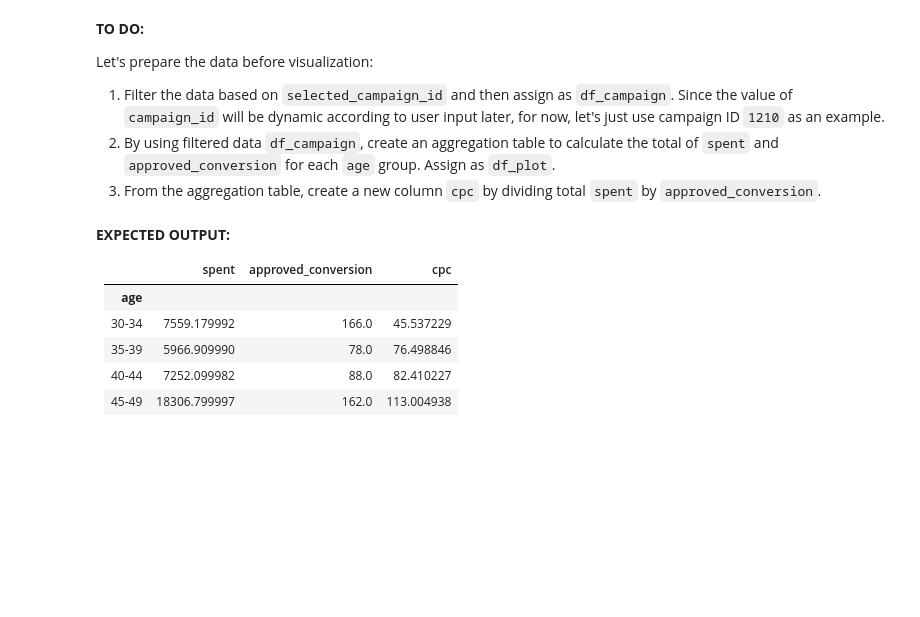
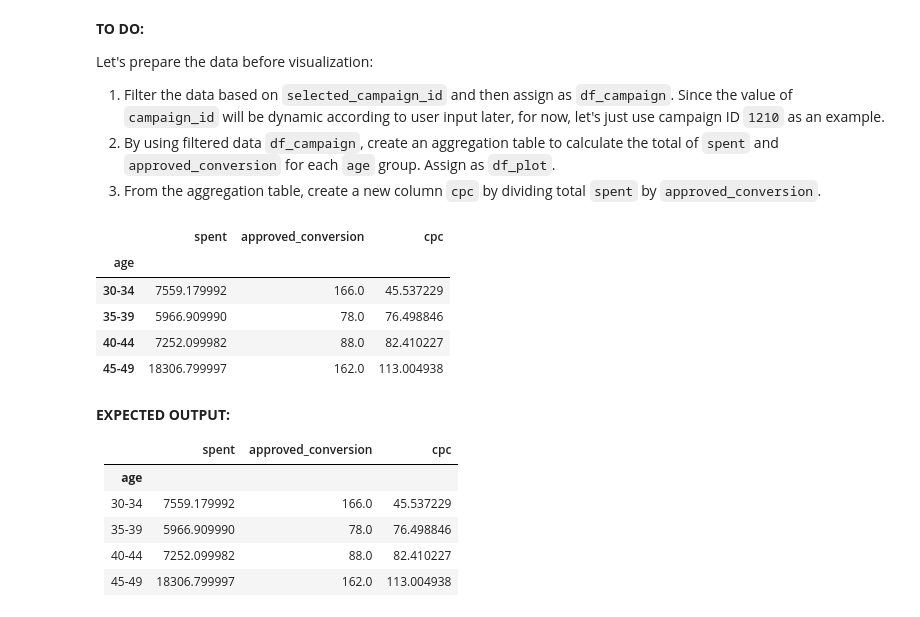
Before and after one commit to intanmsari/telebot-main, a Jupyter notebook: Notebook Guide.ipynb, the cells around one changed output. Drawn from its saved outputs; the diff is of its cells as text; code cells hidden in the pictures; blank space fills up the shorter version.

```diff
--- a/Notebook Guide.ipynb
+++ b/Notebook Guide.ipynb
@@ -389,7 +394,7 @@ The data is downloaded from a  [Kaggle dataset repository](https://www.kaggle.co
 Since we expect both **/summary** & **/plot** to ask for `campaign_id` as reply options, in the cell below change the type of `campaign_id` to **string (str)** and store its unique values into `unique_campaign` variable:
 # %%
 # TO DO: get unique values of campaign_id
-df['campaign_id'] = df['campaign_id'].astype(___)
-unique_campaign = ___
+df['campaign_id'] = df['campaign_id'].astype('str')
+unique_campaign = df['campaign_id'].astype('str').unique()
 
 unique_campaign
@@ -624,10 +663,17 @@ Let's prepare the data before visualization:
 # %%
 # TO DO: prepare data for visualization
 selected_campaign_id = '1210'
-df_campaign = ___
-df_plot = ___
-df_plot['cpc'] = ___
+df_campaign = df[df['campaign_id'] == selected_campaign_id]
+df_plot = df_campaign.groupby('age').agg({'spent': 'sum', 'approved_conversion': 'sum'})
+df_plot['cpc'] = df_plot['spent'] / df_plot['approved_conversion']
 df_plot
+# %% [output]
+|  | spent | approved_conversion | cpc |
+| age |  |  |  |
+| 30-34 | 7559.179992 | 166.0 | 45.537229 |
+| 35-39 | 5966.909990 | 78.0 | 76.498846 |
+| 40-44 | 7252.099982 | 88.0 | 82.410227 |
+| 45-49 | 18306.799997 | 162.0 | 113.004938 |
 # %% [markdown]
 **EXPECTED OUTPUT:**
 
```
Also changed, not shown: parts of 17 cells of this notebook, 5 other files.
